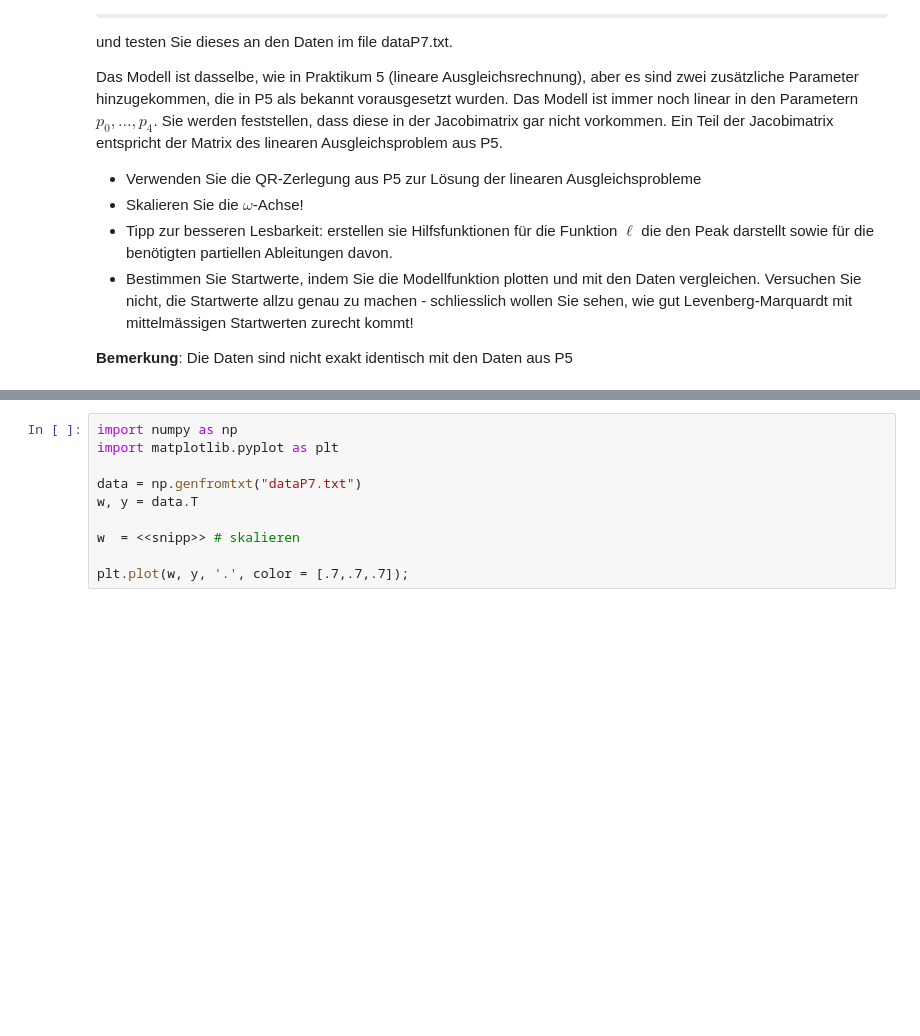
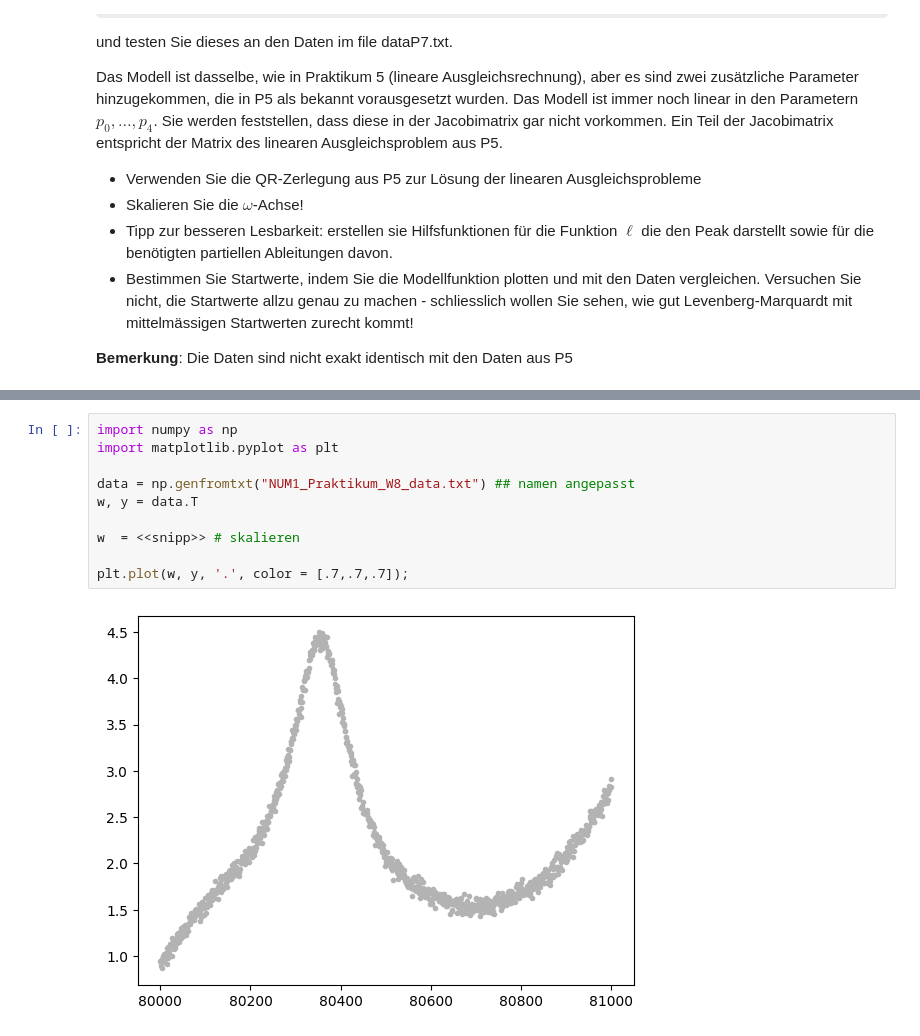
Before and after one commit to BieriCyril/ZHAW_STt_NUM1, a Jupyter notebook: NUM1_Praktikum_W8.ipynb, the cells around one changed output, grey strips where cells are left out. Saved outputs shown, nothing was run; the diff lists cells and outputs as text; some formulas as TeX source; blank space fills up the shorter version.

```diff
--- a/NUM1_Praktikum_W8.ipynb
+++ b/NUM1_Praktikum_W8.ipynb
@@ -123,13 +172,15 @@ Das Modell ist dasselbe, wie in Praktikum 5 (lineare Ausgleichsrechnung), aber e
 # %%
 import numpy as np
 import matplotlib.pyplot as plt
 
-data = np.genfromtxt("dataP7.txt")
+data = np.genfromtxt("NUM1_Praktikum_W8_data.txt") ## namen angepasst
 w, y = data.T
 
 w  = <<snipp>> # skalieren
 
 plt.plot(w, y, '.', color = [.7,.7,.7]);
+# %% [output]
+[figure, added]
 # %%
 p0 = <<snipp>>
 
```
Also changed, not shown: parts of 5 cells of this notebook, 1 other file.
